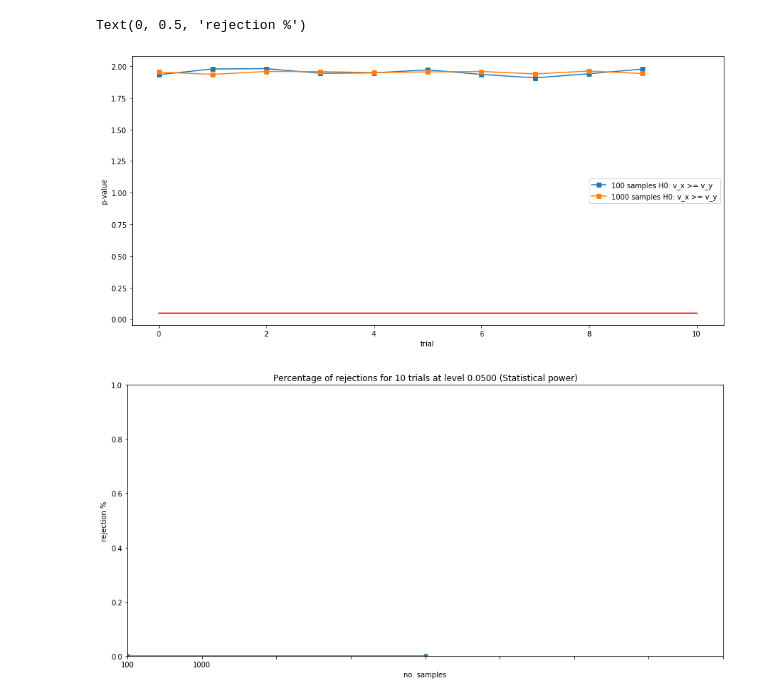
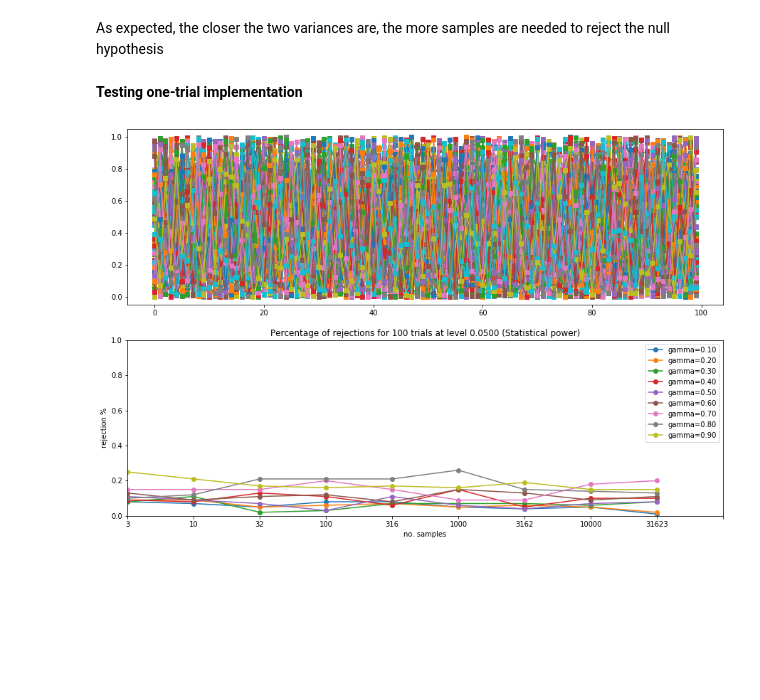
Before and after one commit to juangamella/aicp, a Jupyter notebook: notebooks/ftest_experiments.ipynb, the cells around one changed output. Cells and saved outputs as stored; diff of their text form; code cells hidden in the pictures; blank space fills up the shorter version.

```diff
--- a/notebooks/ftest_experiments.ipynb
+++ b/notebooks/ftest_experiments.ipynb
@@ -60,37 +108,45 @@ In this case, the null hypothesis is False
+# %% [markdown]
+As expected, the closer the two variances are, the more samples are needed to reject the null hypothesis
+# %% [markdown]
+**Testing one-trial implementation**
 # %%
-def ftest(X,Y,axis):
-    """Return the pivot and p-value of the F-test for the given samples"""
-    S_x = np.var(X, axis, ddof=1)
-    S_y = np.var(Y, axis, ddof=1)
-    F = S_y / S_x
-    d1, d2 = len(X) - 1, len(Y) - 1
-    p_value = 2*(1 - f.cdf(F, d2, d1))
-    return F, p_value
+def f_test(X,Y):
+    """Return the test statistic and p-value of the two sample g-test for
+    the given sample"""
+    X = X[np.isfinite(X)]
+    Y = Y[np.isfinite(Y)]
+    F = np.var(X, ddof=1) / np.var(Y, ddof=1)
+    p = f.cdf(F, len(X)-1, len(Y)-1)
+    return 2*min(p, 1-p)
 # %%
+np.random.seed(42)
 # Run tests and plot results
-plt.figure(figsize=(15,7))
-rejected = np.zeros(len(N))
-for i,n in enumerate(N):
-    X = np.random.normal(mu, sigma_x,size=(trials,n))
-    Y = np.random.normal(mu, sigma_y, size=(trials,n))
-    (_, p_value) = ftest(X, Y, axis=1)
-    plt.plot(p_value, "-s", label="%d samples H0: v_x >= v_y" % n)
-    rejected[i] = np.sum((p_value <= alpha/2).astype(int)) / trials
-plt.plot([0,trials], [alpha, alpha], '-r')
-plt.xlabel("trial")
-plt.ylabel("p-value")
-plt.legend()
+plt.figure(figsize = (15,10))
+rejected = np.zeros((len(Gamma),len(N)))
+for k,gamma in enumerate(Gamma):
+    for i,n in enumerate(N):
+        X = np.random.normal(mu, sigma_x + gamma,size=(trials,4))
+        Y = np.random.normal(mu, sigma_y, size=(trials,5))
+        rej_count = 0
+        p_values = np.zeros(trials)
+        for j in range(trials):
+            p_value = f_test(X[j,:], Y[j,:])
+            assert(p_value <= 1)
+            p_values[j] = p_value
+        rejected[k,i] = np.sum((p_values < alpha).astype(int)) / trials
+        plt.subplot(211)
+        plt.plot(p_values, "-s", label="%d samples" % n)
 
-fig = plt.figure(figsize=(15,7))
-plt.plot(rejected, '-o')
-plot_meaning = "Statistical power" if sigma_x != sigma_y else "Type 1 error rate"
-plt.title("Percentage of rejections for %d trials at level %0.4f (%s)" % (trials, alpha, plot_meaning))
-ax = plt.gca()
-ax.set_xticklabels(N)
-plt.axis([0, len(N), 0, 1])
-plt.xlabel("no. samples")
-plt.ylabel("rejection %")
+    if gamma != 0:
+        plt.subplot(212)
+        plt.plot(rejected[k,:], '-o', label=("gamma=%0.2f" % gamma))
+        plot_meaning = "Statistical power"
+        plt.title("Percentage of rejections for %d trials at level %0.4f (%s)" % (trials, alpha, plot_meaning))
+        ax = plt.gca()
+        ax.set_xticklabels(N)
+        plt.axis([0, len(N), 0, 1])
+        plt.xlabel("no. samples")
+        plt.ylabel("rejection %")
+        plt.legend()
 # %% [output]
-Text(0, 0.5, 'rejection %')
-[figure, old version]
+[figure, new version]
-[figure, removed]
```
Also changed, not shown: parts of 4 cells of this notebook, 1 other file.
